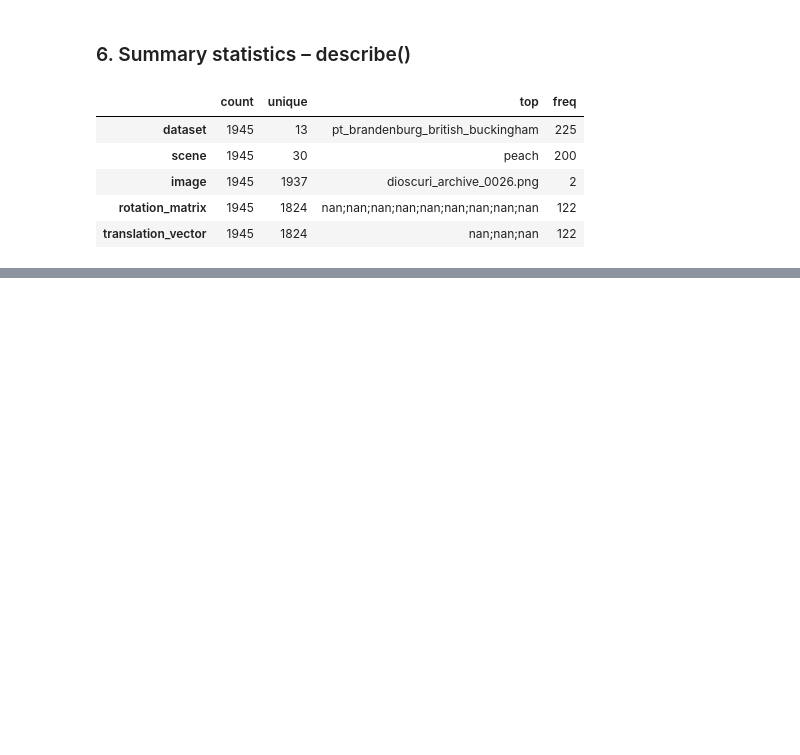
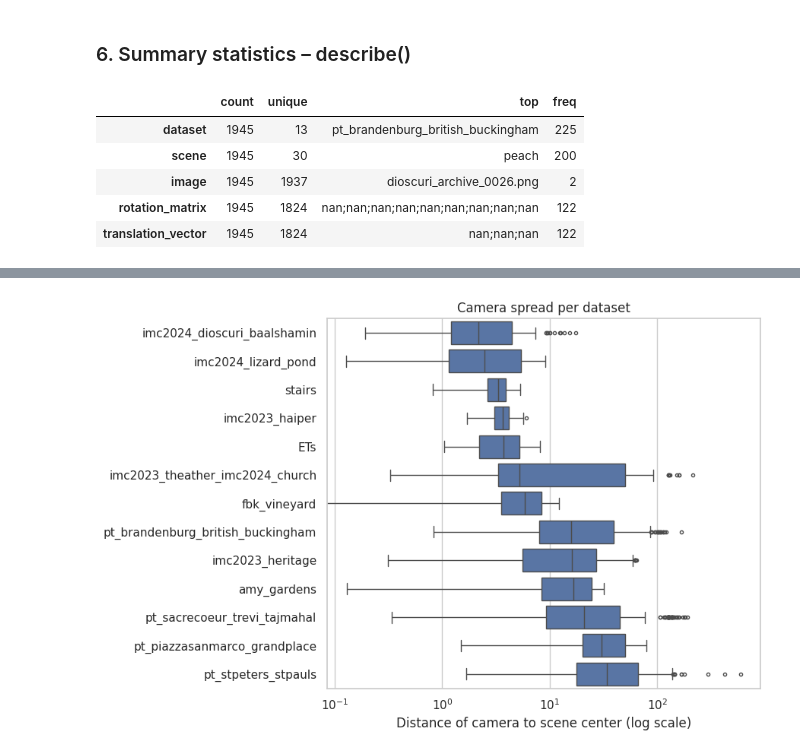
Before and after one commit to KayraOrbay/GROUP37_CENG313, a Jupyter notebook: assignment1_eda_baseline.ipynb, the cells around one changed output, grey strips where cells are left out. Cells and saved outputs as stored; diff of their text form; code cells hidden in the pictures; blank space fills up the shorter version.

```diff
--- a/assignment1_eda_baseline.ipynb
+++ b/assignment1_eda_baseline.ipynb
@@ -325,0 +429,10 @@ From the describe() results we see that every value in the image column is uniqu
+# %%
+order = poses_ok.groupby("dataset")["dist_to_center"].median().sort_values().index
+fig, ax = plt.subplots(figsize=(9, 6))
+sns.boxplot(data=poses_ok, y="dataset", x="dist_to_center", order=order, ax=ax, color="#4C72B0", fliersize=3)
+ax.set_xscale("log")
+ax.set_xlabel("Distance of camera to scene center (log scale)"); ax.set_ylabel("")
+ax.set_title("Camera spread per dataset")
+plt.tight_layout(); plt.show()
+# %% [output]
+[figure, added]
```
Also changed, not shown: parts of 18 cells of this notebook.
